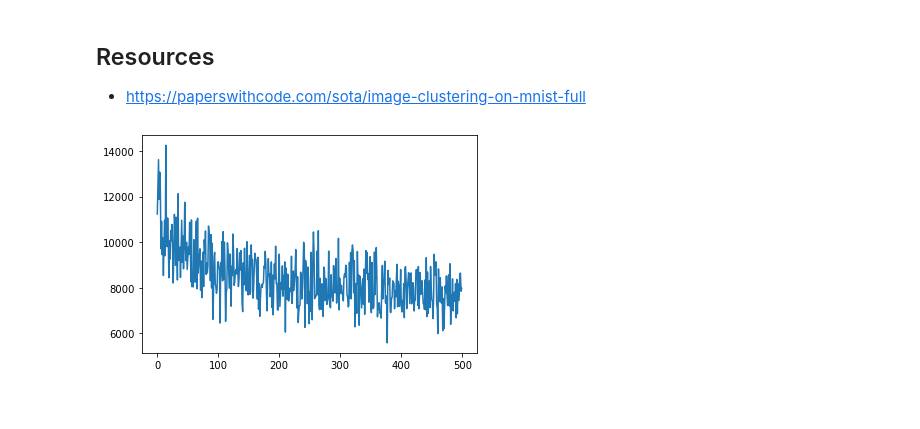
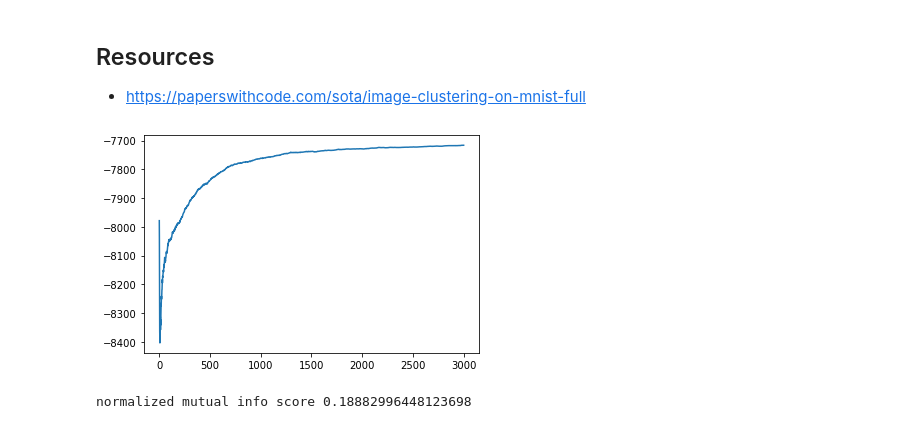
Before and after one commit to keviny2/ENNAMORClust, a Jupyter notebook: visualize_results.ipynb, the cells around one changed output. Saved outputs shown, nothing was run; the diff lists cells and outputs as text; code cells hidden in the pictures.

```diff
--- a/visualize_results.ipynb
+++ b/visualize_results.ipynb
@@ -8,14 +8,0 @@ import matplotlib.pyplot as plt
-# %%
-model_2 = torch.load('saved_models/equamnet/mnist_alpha_mlp_1.pth')
-
-assignments = model['assignments']
-labels = model['labels']
-
-# print('normalized mutual info score', normalized_mutual_info_score(labels, assignments))
-
-loss = model['elbo_ests']
-plt.plot(loss)
-
-data = model['images']
-# %% [output]
-[figure, removed]
@@ -25,2 +9,38 @@ def vectors_to_images(vectors):
+# %%
+model2 = torch.load('saved_models/equamnet/mnist_alpha_mlp_4.pth')
+model3 = torch.load('saved_models/equamnet/mnist_alpha_mlp_5.pth')
+model4 = torch.load('saved_models/equamnet/mnist_alpha_mlp_4.pth')
+model5 = torch.load('saved_models/equamnet/mnist_alpha_mlp_5.pth')
+model6 = torch.load('saved_models/equamnet/mnist_alpha_mlp_6.pth')
+model6_am = torch.load('saved_models/equamnet/mnist_alpha_mlp_6_am.pth')
+
+loss4 = model4['elbo_ests']
+loss5 = model5['elbo_ests']
+loss6 = model6['elbo_ests']
+# %%
+def avg_plot(arr):
+    res = torch.empty(len(arr))
+    arr = torch.from_numpy(np.array(arr) * -1)
+
+    for i in range(len(arr)):
+        res[i] = torch.mean(arr[:i+1])
+
+    plt.figure()
+    plt.plot(res)
+
+def vectors_to_images(vectors):
+    return vectors.view(vectors.size(0), 1, 28, 28)
+# %%
+avg_plot(model6_am['elbo_ests'])
+# %% [output]
+[figure, added]
+# %%
+assignments6 = model6_am['assignments']
+
+labels6 = model6_am['labels']
+
+print('normalized mutual info score', normalized_mutual_info_score(labels6, assignments6))
+# %% [output]
+normalized mutual info score 0.18882996448123698
 # %%
 # for clust_idx in range(10):
```
Also changed, not shown: parts of 4 cells of this notebook, 4 other files.
